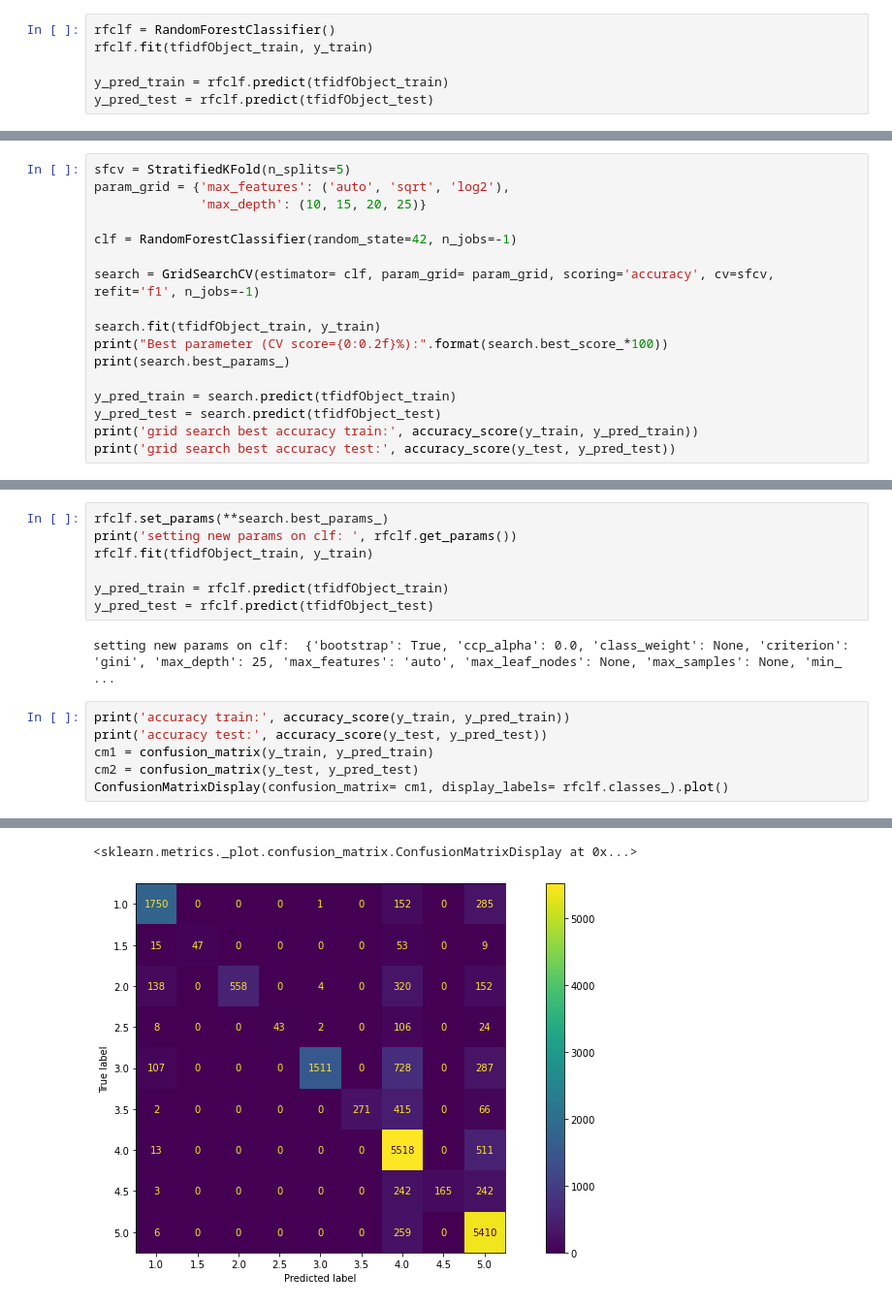
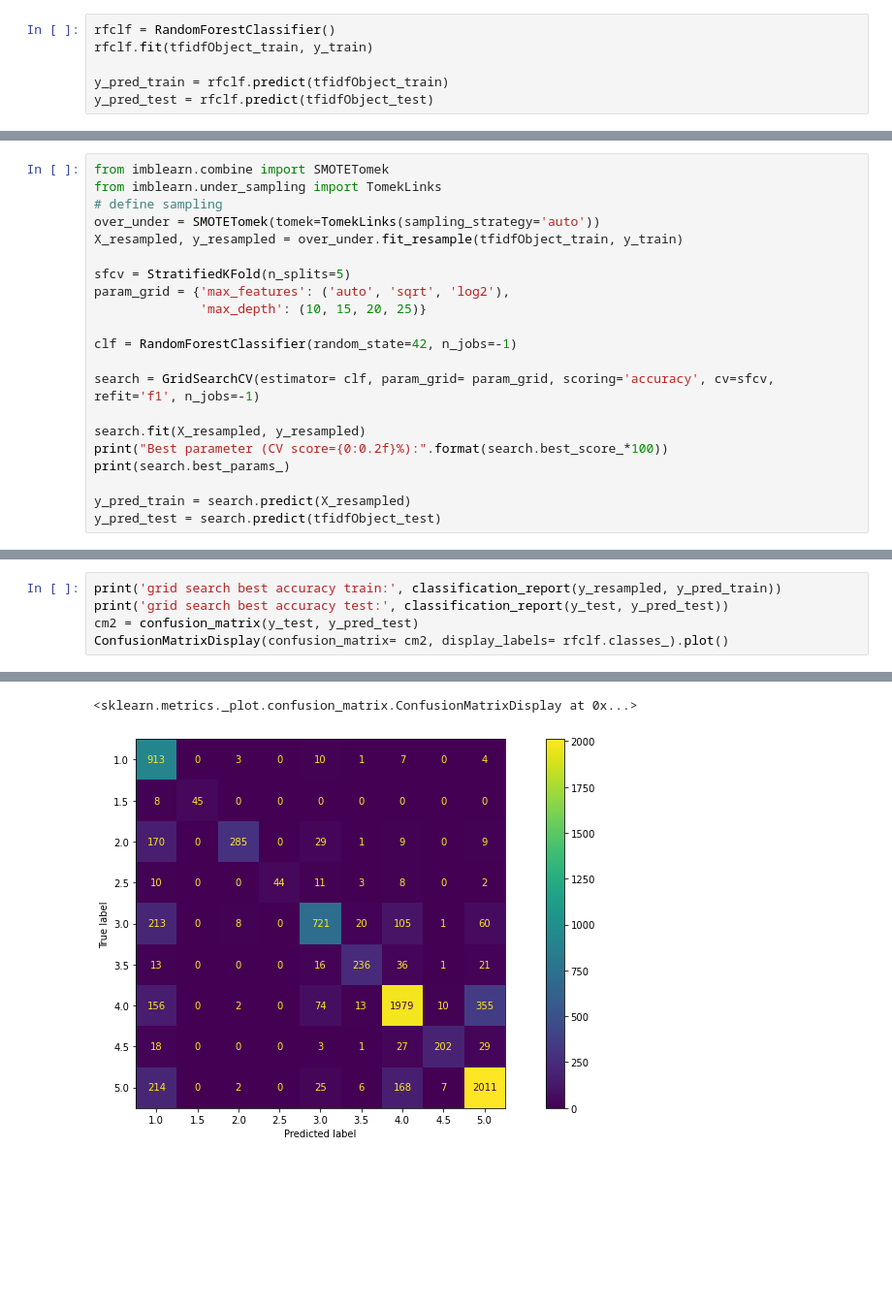
Before and after one commit to vikassharma555/Assignments, a Jupyter notebook: zomato_analysis.ipynb, the cells around one changed output, grey strips where cells are left out. Shown: that part at 97% size. Saved outputs shown, nothing was run; the diff lists cells and outputs as text; blank space fills up the shorter version.

```diff
--- a/zomato_analysis.ipynb
+++ b/zomato_analysis.ipynb
@@ -468,6 +488,12 @@ accuracy test: 0.8540540540540541
 <sklearn.metrics._plot.confusion_matrix.ConfusionMatrixDisplay at 0x...>
 [figure]
 # %%
+from imblearn.combine import SMOTETomek
+from imblearn.under_sampling import TomekLinks
+# define sampling
+over_under = SMOTETomek(tomek=TomekLinks(sampling_strategy='auto'))
+X_resampled, y_resampled = over_under.fit_resample(tfidfObject_train, y_train)
+
 sfcv = StratifiedKFold(n_splits=5)
 param_grid = {'max_features': ('auto', 'sqrt', 'log2'),
               'max_depth': (10, 15, 20, 25)}
@@ -476,12 +502,10 @@ clf = RandomForestClassifier(random_state=42, n_jobs=-1)
 
 search = GridSearchCV(estimator= clf, param_grid= param_grid, scoring='accuracy', cv=sfcv, refit='f1', n_jobs=-1)
 
-search.fit(tfidfObject_train, y_train)
+search.fit(X_resampled, y_resampled)
 print("Best parameter (CV score={0:0.2f}%):".format(search.best_score_*100))
 print(search.best_params_)
 
-y_pred_train = search.predict(tfidfObject_train)
+y_pred_train = search.predict(X_resampled)
 y_pred_test = search.predict(tfidfObject_test)
-print('grid search best accuracy train:', accuracy_score(y_train, y_pred_train))
-print('grid search best accuracy test:', accuracy_score(y_test, y_pred_test))
 # %% [output]
@@ -492,16 +514,6 @@ grid search best accuracy test: 0.713033033033033
-# %%
-rfclf.set_params(**search.best_params_)
-print('setting new params on clf: ', rfclf.get_params())
-rfclf.fit(tfidfObject_train, y_train)
-
-y_pred_train = rfclf.predict(tfidfObject_train)
-y_pred_test = rfclf.predict(tfidfObject_test)
-# %% [output]
-setting new params on clf:  {'bootstrap': True, 'ccp_alpha': 0.0, 'class_weight': None, 'criterion': 'gini', 'max_depth': 25, 'max_features': 'auto', 'max_leaf_nodes': None, 'max_samples': None, 'min_ ...
 # %%
-print('accuracy train:', accuracy_score(y_train, y_pred_train))
-print('accuracy test:', accuracy_score(y_test, y_pred_test))
-cm1 = confusion_matrix(y_train, y_pred_train)
+print('grid search best accuracy train:', classification_report(y_resampled, y_pred_train))
+print('grid search best accuracy test:', classification_report(y_test, y_pred_test))
 cm2 = confusion_matrix(y_test, y_pred_test)
-ConfusionMatrixDisplay(confusion_matrix= cm1, display_labels= rfclf.classes_).plot()
+ConfusionMatrixDisplay(confusion_matrix= cm2, display_labels= rfclf.classes_).plot()
 # %% [output]
@@ -510,2 +537,2 @@ accuracy test: 0.713033033033033
 <sklearn.metrics._plot.confusion_matrix.ConfusionMatrixDisplay at 0x...>
-[figure, old version]
+[figure, new version]
```
Also changed, not shown: parts of 5 cells of this notebook, 3 other files.
